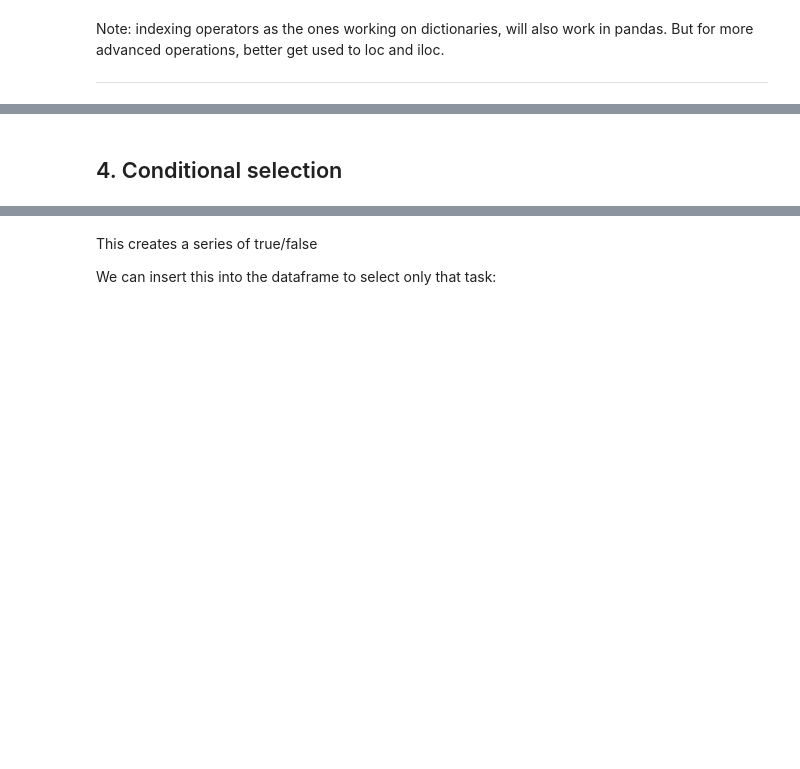
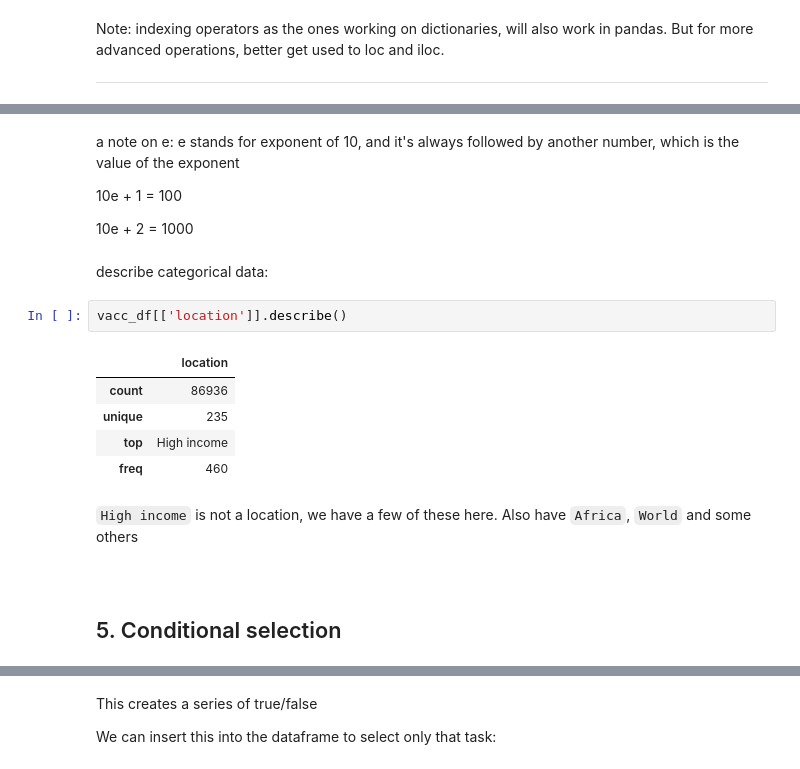
Before and after one commit to nlihin/data-analytics, a Jupyter notebook: unit2.ipynb, the cells around one changed output, grey strips where cells are left out. Drawn from its saved outputs; the diff is of its cells as text; blank space fills up the shorter version.

```diff
--- a/unit2.ipynb
+++ b/unit2.ipynb
@@ -492,5 +457,25 @@ Note: indexing operators as the ones working on dictionaries, will also work in
+# %% [markdown]
+a note on e: e stands for exponent of 10, and it's always followed by another number, which is the value of the exponent
+
+10e + 1 = 100
+
+10e + 2 = 1000
+# %% [markdown]
+describe categorical data:
+# %%
+vacc_df[['location']].describe()
+# %% [output]
+|  | location |
+| count | 86936 |
+| unique | 235 |
+| top | High income |
+| freq | 460 |
+# %% [markdown]
+`High income` is not a location, we have a few of these here. Also have `Africa`, `World` and some others
+# %% [markdown]
+<a id='section5'></a>
 # %% [markdown]
-## 4. Conditional selection
+## 5. Conditional selection
 # %%
 vacc_df.loc[:,'location'] == 'Israel'
 # %% [output]
```
Also changed, not shown: parts of 28 cells of this notebook.
